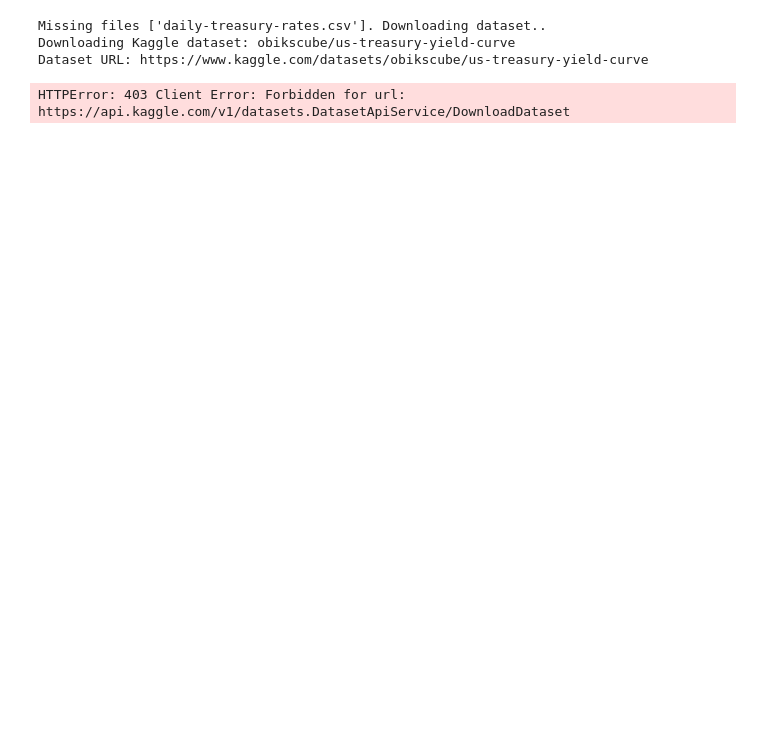
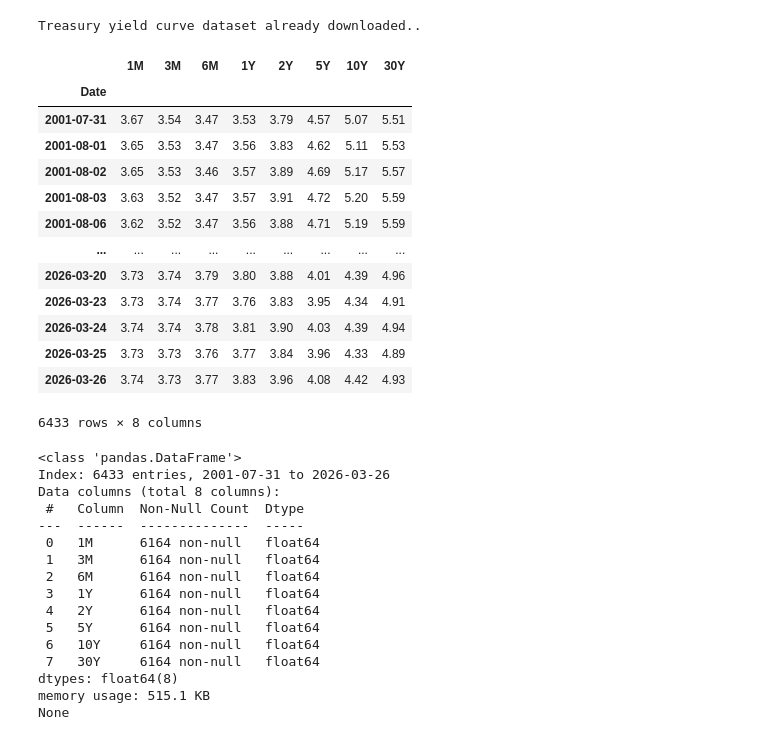
Before and after one commit to gorkemyencak/IRRBB-engine, a Jupyter notebook: notebooks/01_yield_curve_exploration.ipynb, the cells around one changed output. Drawn from its saved outputs; the diff is of its cells as text; code cells hidden in the pictures; blank space fills up the shorter version.

```diff
--- a/notebooks/01_yield_curve_exploration.ipynb
+++ b/notebooks/01_yield_curve_exploration.ipynb
@@ -12,14 +13,40 @@ from src.data.kaggle_loader import KaggleCSVLoader
 from src.data.fred_downloader import FredYCDownloader
 # %%
 # loading yield curve dataset
-loader = KaggleCSVLoader(dataset_key = 'yield_curve')
-loader.download_dataset()
-data_yc = loader.load_all()
-df = data_yc['index.csv']
-display(df)
-print(df.info())
+loader_yc = FredYCDownloader()
+df_yc = loader_yc.download()
+df_yc = df_yc.set_index('Date')
+display(df_yc)
+print(df_yc.info())
 # %% [output]
-Missing files ['daily-treasury-rates.csv']. Downloading dataset..
-Downloading Kaggle dataset: obikscube/us-treasury-yield-curve
-Dataset URL: https://www.kaggle.com/datasets/obikscube/us-treasury-yield-curve
+Treasury yield curve dataset already downloaded..
+|  | 1M | 3M | 6M | 1Y | 2Y | 5Y | 10Y | 30Y |
+| Date |  |  |  |  |  |  |  |  |
+| 2001-07-31 | 3.67 | 3.54 | 3.47 | 3.53 | 3.79 | 4.57 | 5.07 | 5.51 |
+| 2001-08-01 | 3.65 | 3.53 | 3.47 | 3.56 | 3.83 | 4.62 | 5.11 | 5.53 |
+| 2001-08-02 | 3.65 | 3.53 | 3.46 | 3.57 | 3.89 | 4.69 | 5.17 | 5.57 |
+| 2001-08-03 | 3.63 | 3.52 | 3.47 | 3.57 | 3.91 | 4.72 | 5.20 | 5.59 |
+| 2001-08-06 | 3.62 | 3.52 | 3.47 | 3.56 | 3.88 | 4.71 | 5.19 | 5.59 |
+| ... | ... | ... | ... | ... | ... | ... | ... | ... |
+| 2026-03-20 | 3.73 | 3.74 | 3.79 | 3.80 | 3.88 | 4.01 | 4.39 | 4.96 |
+| 2026-03-23 | 3.73 | 3.74 | 3.77 | 3.76 | 3.83 | 3.95 | 4.34 | 4.91 |
+| 2026-03-24 | 3.74 | 3.74 | 3.78 | 3.81 | 3.90 | 4.03 | 4.39 | 4.94 |
+| 2026-03-25 | 3.73 | 3.73 | 3.76 | 3.77 | 3.84 | 3.96 | 4.33 | 4.89 |
+| 2026-03-26 | 3.74 | 3.73 | 3.77 | 3.83 | 3.96 | 4.08 | 4.42 | 4.93 |
-HTTPError: 403 Client Error: Forbidden for url: https://api.kaggle.com/v1/datasets.DatasetApiService/DownloadDataset
+6433 rows × 8 columns
+<class 'pandas.DataFrame'>
+Index: 6433 entries, 2001-07-31 to 2026-03-26
+Data columns (total 8 columns):
+ #   Column  Non-Null Count  Dtype
+---  ------  --------------  -----
+ 0   1M      6164 non-null   float64
+ 1   3M      6164 non-null   float64
+ 2   6M      6164 non-null   float64
+ 3   1Y      6164 non-null   float64
+ 4   2Y      6164 non-null   float64
+ 5   5Y      6164 non-null   float64
+ 6   10Y     6164 non-null   float64
+ 7   30Y     6164 non-null   float64
+dtypes: float64(8)
+memory usage: 515.1 KB
+None
```
Also changed, not shown: parts of 6 cells of this notebook.
